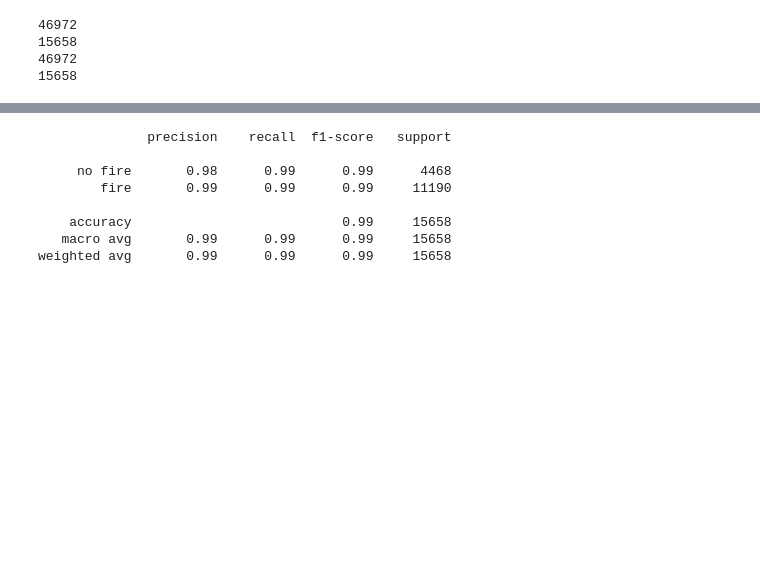
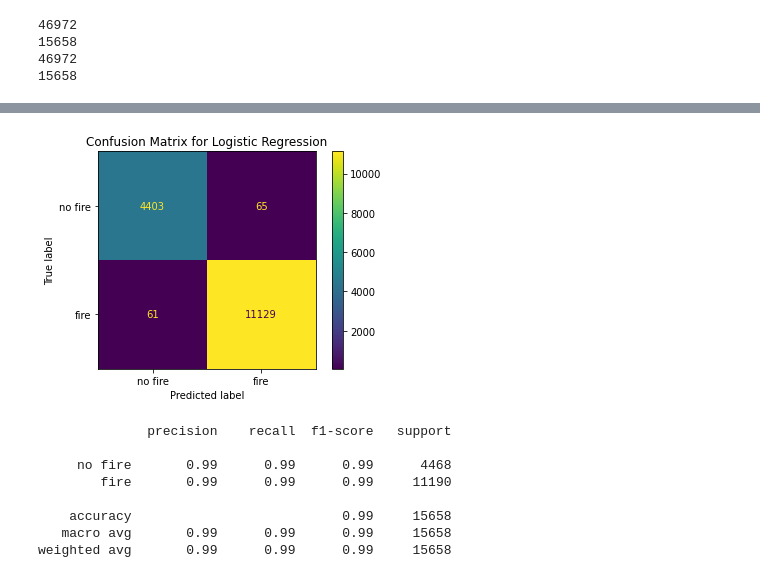
Before and after one commit to j-hendricks/Smoke_Detection, a Jupyter notebook: Smoke_Detection_With_Normalization.ipynb, the cells around one changed output, grey strips where cells are left out. Saved outputs shown, nothing was run; the diff lists cells and outputs as text; code cells hidden in the pictures; blank space fills up the shorter version.

Commit message:
visualized confusion matrix, added comments

```diff
--- a/Smoke_Detection_With_Normalization.ipynb
+++ b/Smoke_Detection_With_Normalization.ipynb
@@ -108,13 +123,25 @@ array([[ 4407,    61],
+# %%
+cm_display = metrics.ConfusionMatrixDisplay(confusion_matrix = conf_m, display_labels = ['no fire', 'fire'])
+# %%
+# visualize confusion matrix
+cm_display.plot()
+plt.title('Confusion Matrix for Logistic Regression')
+plt.show()
+# %% [output]
+[figure, added]
 # %%
+# create classification report; f1-scores are excellent
 from sklearn.metrics import classification_report
 
 target_names = ['no fire', 'fire']
 
-print(classification_report(y_test, pred, target_names= target_names))
+report_as_str = classification_report(y_test, pred, target_names= target_names)
+
+print(report_as_str)
 # %% [output]
               precision    recall  f1-score   support
 
-     no fire       0.98      0.99      0.99      4468
+     no fire       0.99      0.99      0.99      4468
         fire       0.99      0.99      0.99     11190
 
     accuracy                           0.99     15658
```
Also changed, not shown: parts of 16 cells of this notebook.
